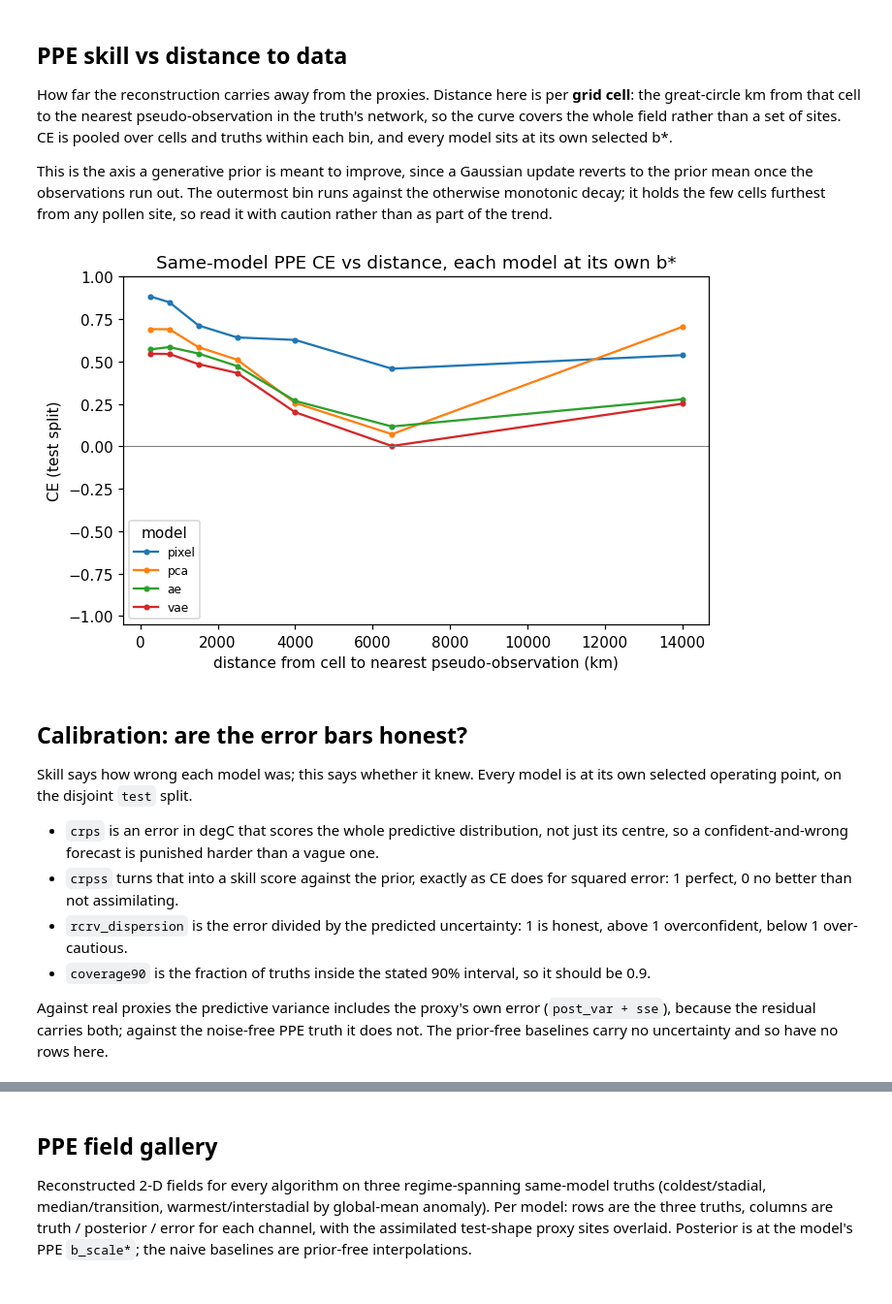
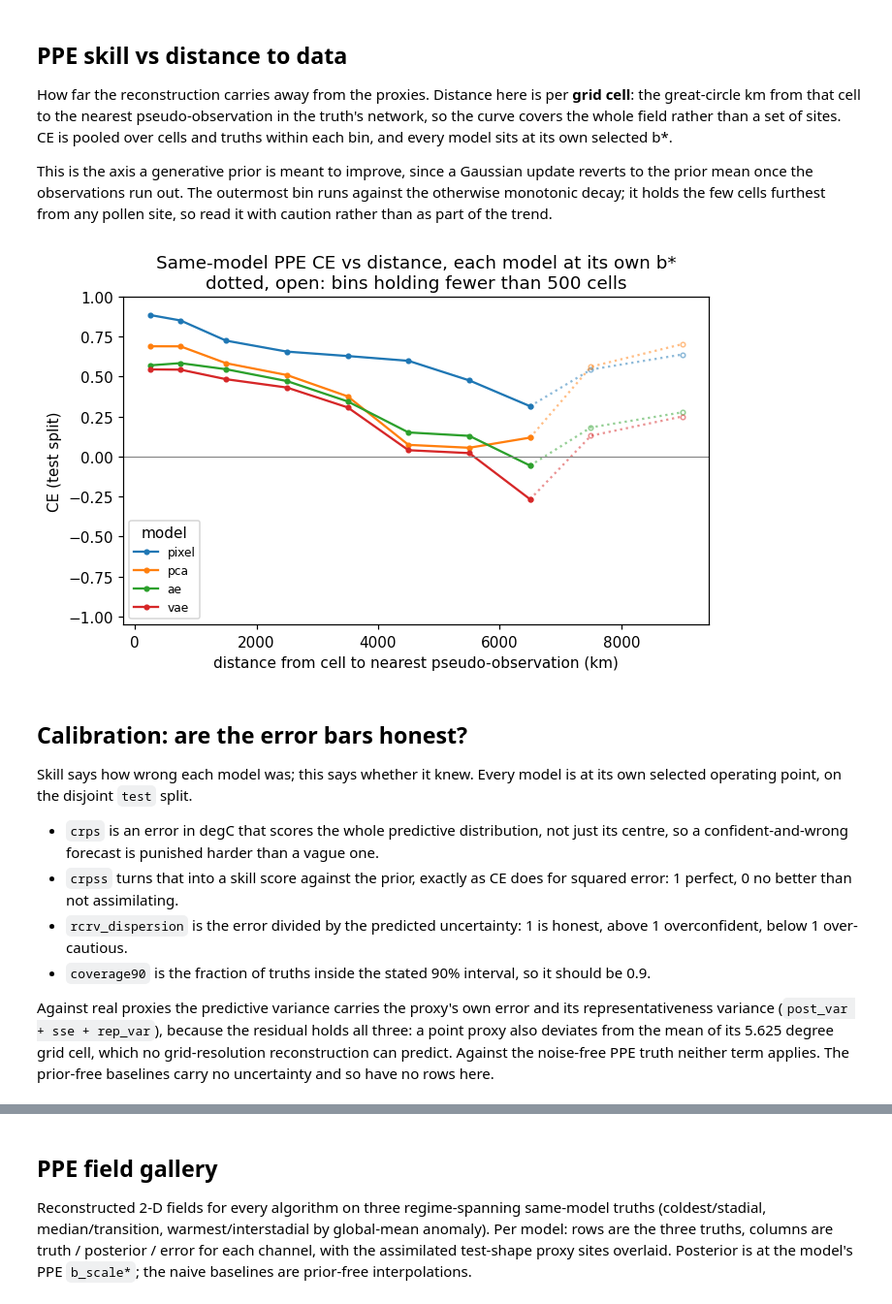
Before and after one commit to evgeni-g-georgiev/sparse_paleoclimate_field_reconstruction, a Jupyter notebook: notebooks/09_da_comparison.ipynb, the cells around one changed output, grey strips where cells are left out. Shown at 97% size. Saved outputs shown, nothing was run; the diff lists cells and outputs as text; code cells hidden in the pictures.

```diff
--- a/notebooks/09_da_comparison.ipynb
+++ b/notebooks/09_da_comparison.ipynb
@@ -341,28 +341,59 @@ to the prior mean once the observations run out. The outermost bin runs against
 otherwise monotonic decay; it holds the few cells furthest from any pollen site, so read
 it with caution rather than as part of the trend.
 # %%
+# The stored curve is binned at run time with a last edge of 20000 km, which draws that
+# marker at a centre of 14000 km although no cell lies beyond ~9600 km. Rebuild the curve
+# from the saved analysis fields instead, so the bin centres are honest and the decay
+# between 3000 and 10000 km is resolved rather than hidden inside one wide bin.
+DIST_EDGES = np.array([0, 500, 1000, 2000, 3000, 4000, 5000, 6000, 7000, 8000, 10000],
+                      dtype=float)
+MIN_CELLS = 500        # thinner bins are drawn open and dotted rather than dropped
+
+
+def ce_vs_distance(model):
+    """Binned CE against distance to the nearest pseudo-observation, at the model's b*."""
+    z = np.load(OUT / MODEL_DIR[model] / "ppe_analysis.npz")
+    bi = int(np.argmin(np.abs(z["b_scales"] - best[(model, "ppe")]["b_scale"])))
+    truth, recon, sv = z["truth_anom"], z["recon_climatological"][bi], z["safe_valid"]
+    # The network shape varies per truth, so each truth carries its own distance field;
+    # nearest_obs_distance returns it flat over the lat-major spatial axis.
+    dist = np.stack([da.nearest_obs_distance(z["lats"], z["lons"],
+                                             z["obs_lat"][t, :int(z["obs_n"][t])],
+                                             z["obs_lon"][t, :int(z["obs_n"][t])])
+                     for t in range(len(truth))])
+    dpool = np.tile(dist[:, sv.ravel()], (1, truth.shape[1])).ravel()
+    tpool = truth[:, :, sv].reshape(len(truth), -1).ravel()
+    rpool = recon[:, :, sv].reshape(len(truth), -1).ravel()
+    return da.skill_vs_distance(tpool, rpool, np.zeros_like(tpool), dpool, DIST_EDGES)
+
+
 fig, ax = plt.subplots(figsize=(6.5, 4.2))
 for m in ROW_ORDER:
-    if m not in MODEL_DIR:
+    if m not in MODEL_DIR or not (OUT / MODEL_DIR[m] / "ppe_analysis.npz").exists():
         continue
-    p = OUT / MODEL_DIR[m] / "ppe_skill_vs_distance.npz"
-    if not p.exists():
-        continue
-    s = np.load(p)
-    bi = int(np.argmin(np.abs(s["b_scales"] - best[(m, "ppe")]["b_scale"])))
-    centres = 0.5 * (s["edges"][:-1] + s["edges"][1:])
-    ax.plot(centres, s["climatological"][bi], marker="o", ms=3, label=m)
+    s = ce_vs_distance(m)
+    c, ce, n = s["distance_km"], s["ce"], s["count"]
+    solid = (n >= MIN_CELLS) & np.isfinite(ce)
+    line, = ax.plot(c[solid], ce[solid], marker="o", ms=3, label=m)
+    # The outermost bins hold a handful of polar cells; show them, but not as if the
+    # upturn they produce were signal.
+    thin = (n < MIN_CELLS) & (n > 0) & np.isfinite(ce)
+    if thin.any():
+        j = np.r_[np.flatnonzero(solid)[-1:], np.flatnonzero(thin)]
+        ax.plot(c[j], ce[j], ls=":", marker="o", ms=3, mfc="none",
+                color=line.get_color(), alpha=0.5)
 ax.axhline(0, color="grey", lw=0.7)
 ax.set_ylim(-1.05, 1.0)
 ax.set_xlabel("distance from cell to nearest pseudo-observation (km)")
 ax.set_ylabel("CE (test split)")
 ax.legend(fontsize=8, title="model")
-ax.set_title("Same-model PPE CE vs distance, each model at its own b*")
+ax.set_title("Same-model PPE CE vs distance, each model at its own b*\n"
+             f"dotted, open: bins holding fewer than {MIN_CELLS} cells")
 fig.tight_layout()
 fig.savefig(str(FIG / "ppe_skill_vs_distance.png"), dpi=110, bbox_inches="tight")
 plt.show()
 # %% [output]
-[figure, old version]
+[figure, new version]
 # %% [markdown]
 ## Calibration: are the error bars honest?
 
@@ -378,9 +409,11 @@ selected operating point, on the disjoint `test` split.
 - `coverage90` is the fraction of truths inside the stated 90% interval, so it should be
   0.9.
 
-Against real proxies the predictive variance includes the proxy's own error (`post_var +
-sse`), because the residual carries both; against the noise-free PPE truth it does not.
-The prior-free baselines carry no uncertainty and so have no rows here.
+Against real proxies the predictive variance carries the proxy's own error and its
+representativeness variance (`post_var + sse + rep_var`), because the residual holds all
+three: a point proxy also deviates from the mean of its 5.625 degree grid cell, which no
+grid-resolution reconstruction can predict. Against the noise-free PPE truth neither term
+applies. The prior-free baselines carry no uncertainty and so have no rows here.
 # %%
 CAL_METRICS = ["crps", "crpss", "rcrv_dispersion", "coverage90"]
 
```
Also changed, not shown: parts of 7 cells of this notebook.
